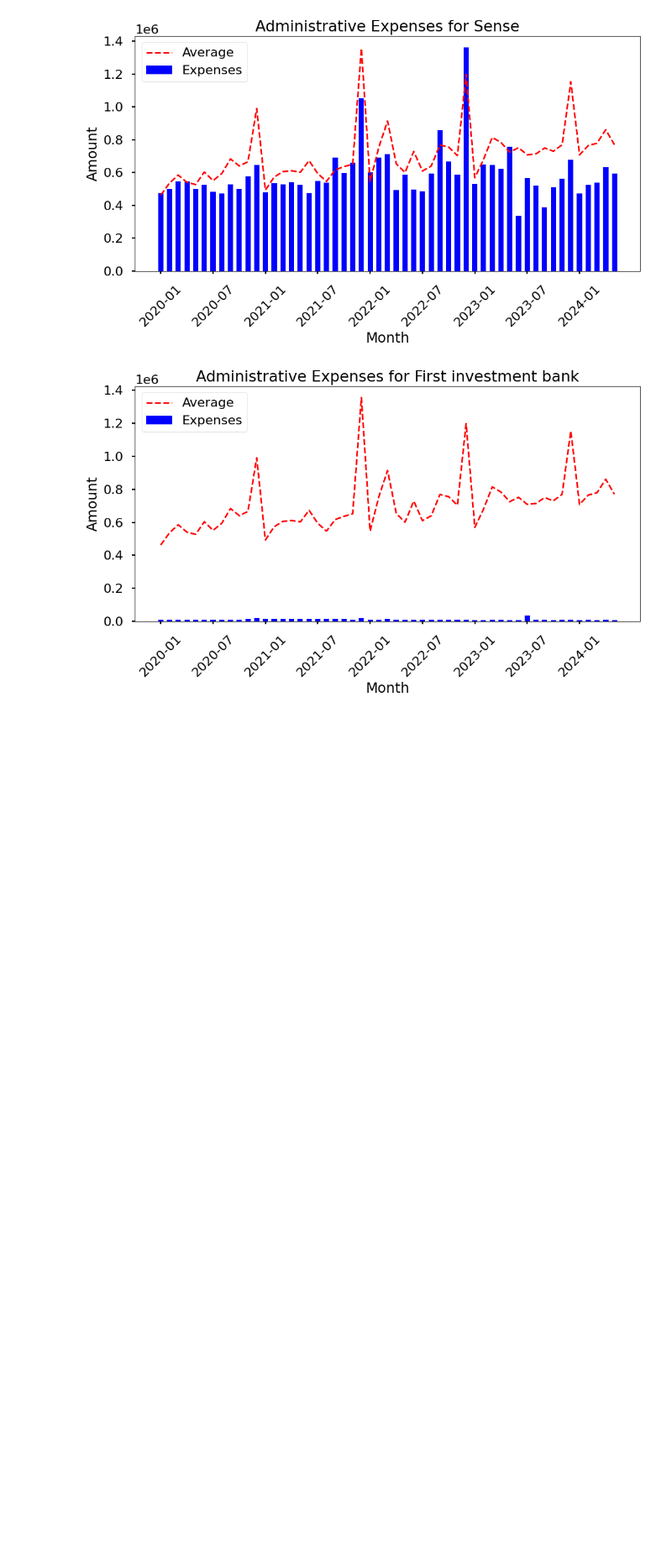
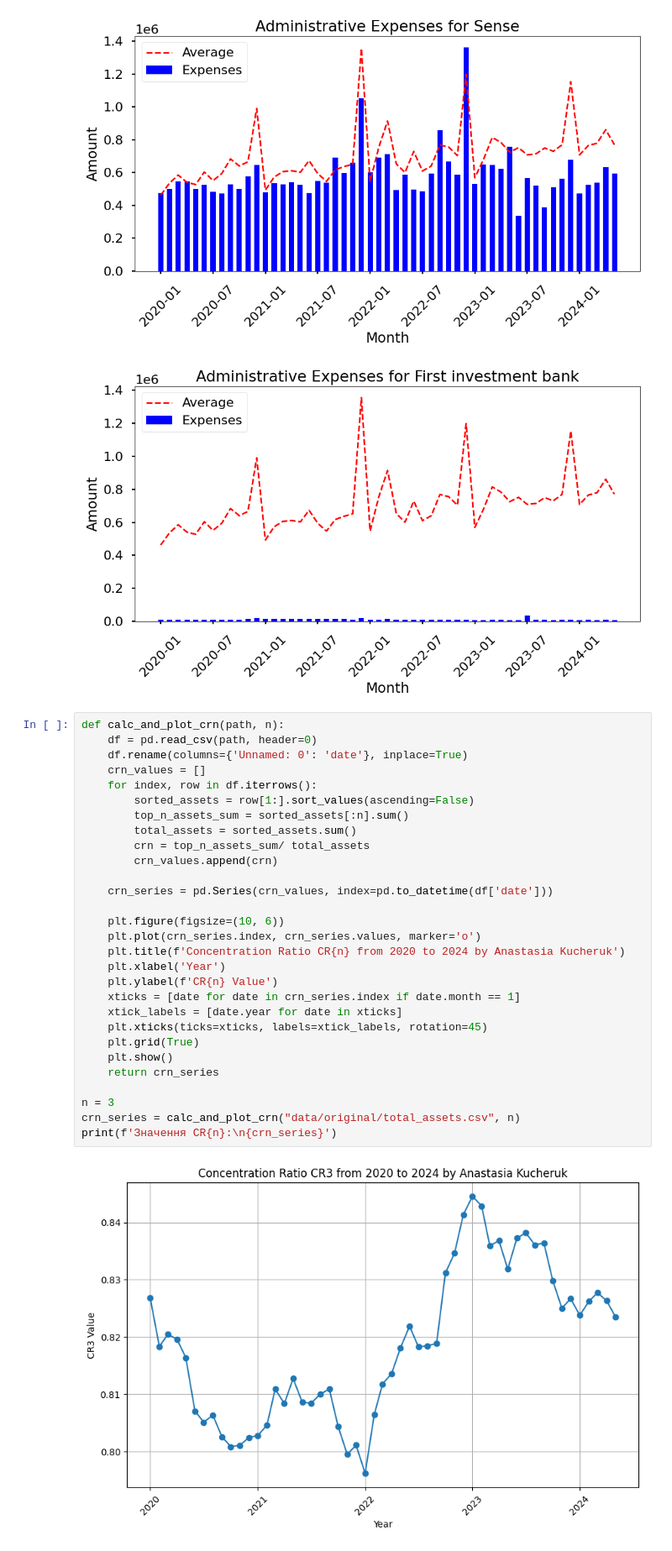
Before and after one commit to pnanstasia/StateOwnedBanksIndustryAnalysys, a Jupyter notebook: banks.ipynb, the cells around one changed output. Shown at 84% size. Drawn from its saved outputs; the diff is of its cells as text; blank space fills up the shorter version.

Commit message:
add plot

```diff
--- a/banks.ipynb
+++ b/banks.ipynb
@@ -219,3 +219,34 @@ for bank in banks:
 [figure]
 [figure]
 [figure]
+# %%
+def calc_and_plot_crn(path, n):
+    df = pd.read_csv(path, header=0)
+    df.rename(columns={'Unnamed: 0': 'date'}, inplace=True)
+    crn_values = []
+    for index, row in df.iterrows():
+        sorted_assets = row[1:].sort_values(ascending=False)
+        top_n_assets_sum = sorted_assets[:n].sum()
+        total_assets = sorted_assets.sum()
+        crn = top_n_assets_sum/ total_assets
+        crn_values.append(crn)
+
+    crn_series = pd.Series(crn_values, index=pd.to_datetime(df['date']))
+
+    plt.figure(figsize=(10, 6))
+    plt.plot(crn_series.index, crn_series.values, marker='o')
+    plt.title(f'Concentration Ratio CR{n} from 2020 to 2024 by Anastasia Kucheruk')
+    plt.xlabel('Year')
+    plt.ylabel(f'CR{n} Value')
+    xticks = [date for date in crn_series.index if date.month == 1]
+    xtick_labels = [date.year for date in xticks]
+    plt.xticks(ticks=xticks, labels=xtick_labels, rotation=45)
+    plt.grid(True)
+    plt.show()
+    return crn_series
+
+n = 3
+crn_series = calc_and_plot_crn("data/original/total_assets.csv", n)
+print(f'Значення CR{n}:\n{crn_series}')
+# %% [output]
+[figure, added]
```
Also changed, not shown: parts of 1 cell of this notebook.
